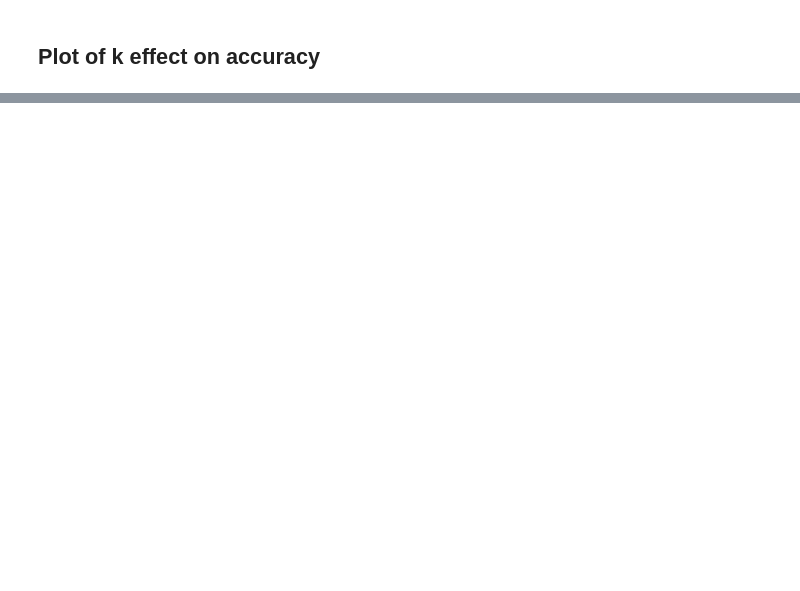
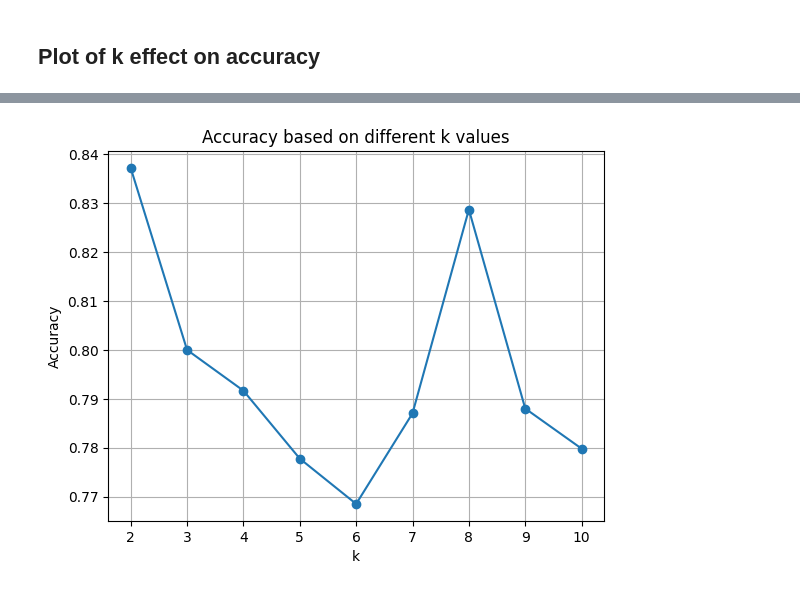
Before and after one commit to Pellesaxon/DataSecurityAndPrivacyM3.3, a Jupyter notebook: M3study.ipynb, the cells around one changed output, grey strips where cells are left out. Saved outputs shown, nothing was run; the diff lists cells and outputs as text; code cells hidden in the pictures; blank space fills up the shorter version.

Commit message:
Added plot to the end

```diff
--- a/M3study.ipynb
+++ b/M3study.ipynb
@@ -272,0 +275,21 @@ print(accuracy_list)
+# %%
+import matplotlib.pyplot as plt
+
+y = k_values
+x = accuracy_list
+
+# Create the plot
+plt.plot(y, x, marker='o')  # y on x-axis, x on y-axis (could reverse if needed)
+
+# Add labels and title
+plt.xlabel('k')       # Replace with your actual label
+plt.ylabel('Accuracy')       # Replace with your actual label
+plt.title('Accuracy based on different k values')     # Replace with your plot's title
+
+# Optional: Show grid
+plt.grid(True)
+
+# Show the plot
+plt.show()
+# %% [output]
+[figure, added]
```
Also changed, not shown: parts of 5 cells of this notebook.
